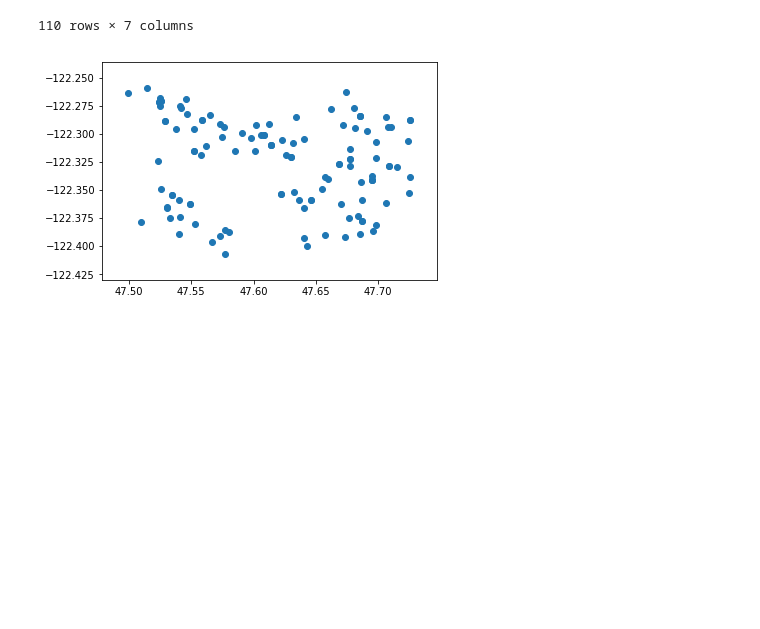
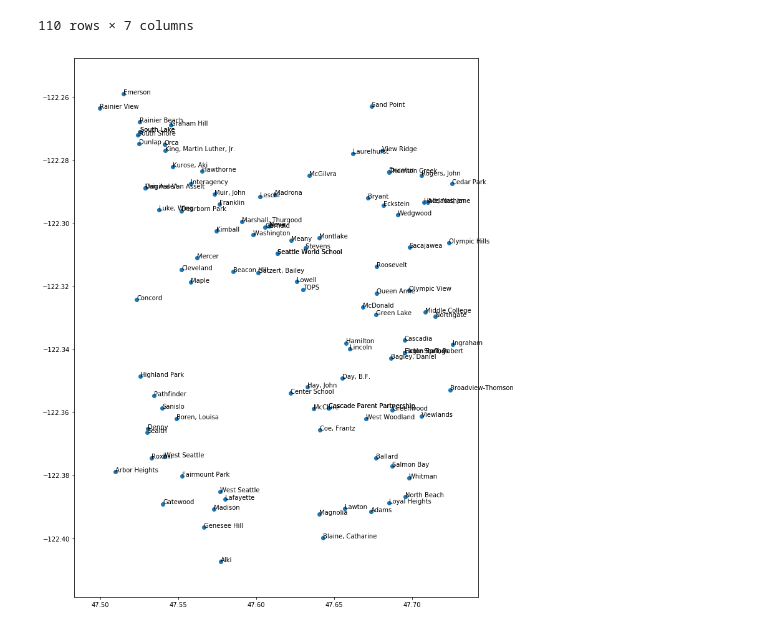
Before and after one commit to beccaelenzil/seattle-school-buses, a Jupyter notebook: geocode.ipynb, the cells around one changed output. Cells and saved outputs as stored; diff of their text form; code cells hidden in the pictures; blank space fills up the shorter version.

Commit message:
scatter plot of latitude vs. longitude with annotation

```diff
--- a/geocode.ipynb
+++ b/geocode.ipynb
@@ -186,19 +186,29 @@ all_school_df.to_pickle('school_list.pk1')
 # %%
 import matplotlib.pyplot as plt
 
 lat_list = []
 long_list = []
+name_list = []
+
+n = list(all_school_df['School'])
 
 for i in range(len(lat)):
     if type(lat[i]) == float and lat[i] > 47:
         lat_list.append(lat[i])
         long_list.append(long[i])
+        name_list.append(n[i])
 
+
+#fig, ax = plt.subplots()
+ax = plt.axes([0, 0, 1.5, 3])
+
+for i,txt in enumerate(name_list):
+    ax.annotate(txt, (lat_list[i], long_list[i]))
 
 plt.scatter(lat_list,long_list, norm = True)
 plt.show()
 # %% [output]
-[figure, old version]
+[figure, new version]
 # %%
 from arcgis.gis import GIS
 #from arcgis.geocoding import geocoding
```
Also changed, not shown: parts of 1 cell of this notebook.
